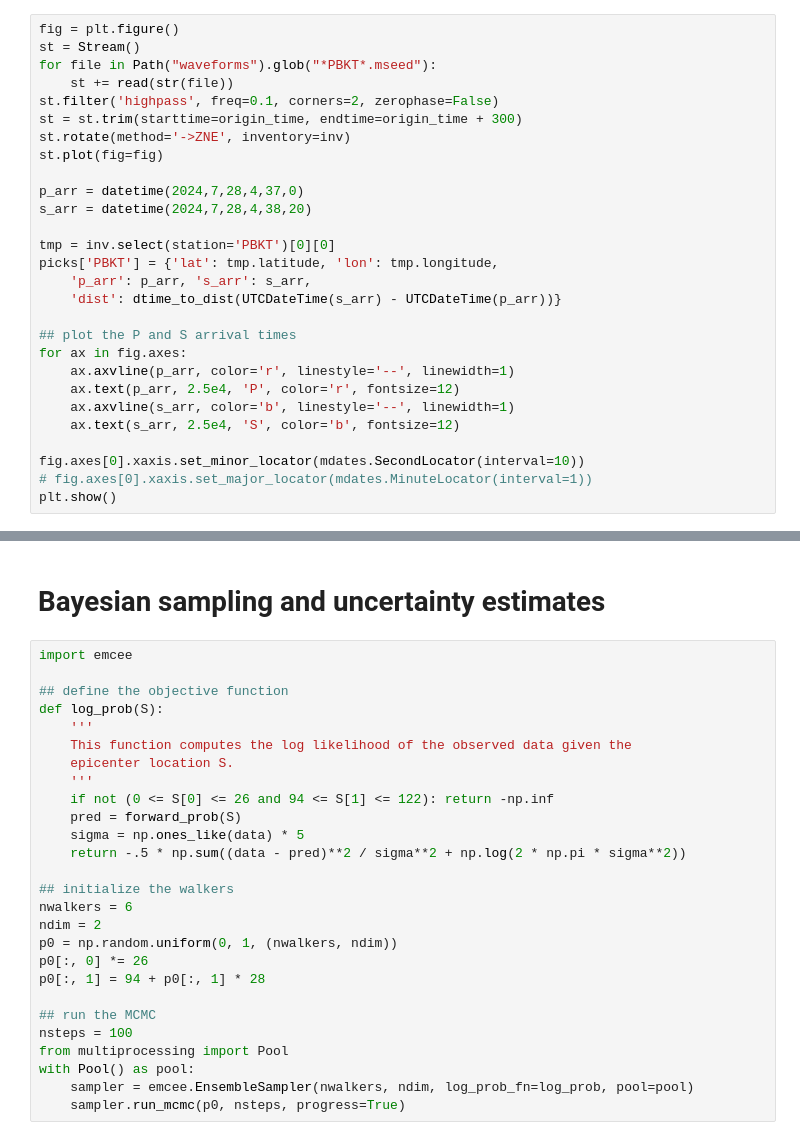
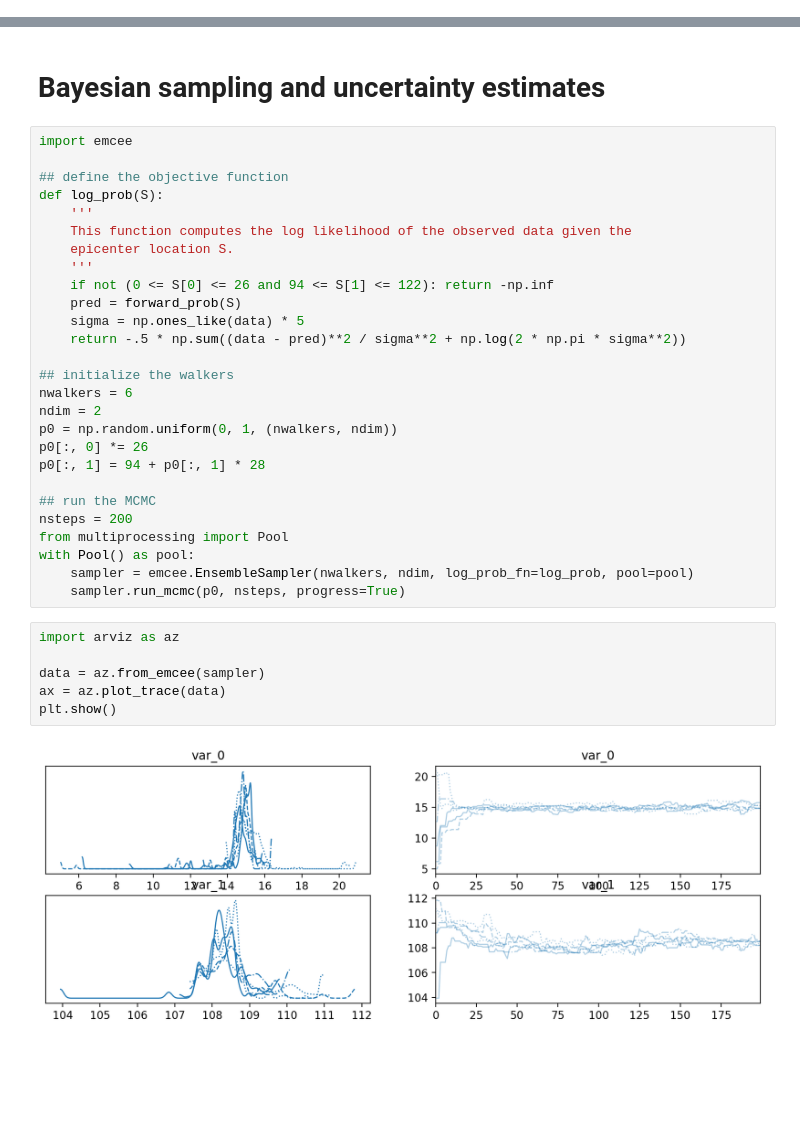
Before and after one commit to tsonpham/ObsSeisHUS2025, a Jupyter notebook: Day3/D3_Lab.ipynb, the cells around one changed output, grey strips where cells are left out. Saved outputs shown, nothing was run; the diff lists cells and outputs as text; blank space fills up the shorter version.

```diff
--- a/Day3/D3_Lab.ipynb
+++ b/Day3/D3_Lab.ipynb
@@ -287,28 +220,0 @@ plt.show()
-# %%
-fig = plt.figure()
-st = Stream()
-for file in Path("waveforms").glob("*PBKT*.mseed"):
-    st += read(str(file))
-st.filter('highpass', freq=0.1, corners=2, zerophase=False)
-st = st.trim(starttime=origin_time, endtime=origin_time + 300)
-st.rotate(method='->ZNE', inventory=inv)
-st.plot(fig=fig)
-
-p_arr = datetime(2024,7,28,4,37,0)
-s_arr = datetime(2024,7,28,4,38,20)
-
-tmp = inv.select(station='PBKT')[0][0]
-picks['PBKT'] = {'lat': tmp.latitude, 'lon': tmp.longitude,
-    'p_arr': p_arr, 's_arr': s_arr,
-    'dist': dtime_to_dist(UTCDateTime(s_arr) - UTCDateTime(p_arr))}
-
-## plot the P and S arrival times
-for ax in fig.axes:
-    ax.axvline(p_arr, color='r', linestyle='--', linewidth=1)
-    ax.text(p_arr, 2.5e4, 'P', color='r', fontsize=12)
-    ax.axvline(s_arr, color='b', linestyle='--', linewidth=1)
-    ax.text(s_arr, 2.5e4, 'S', color='b', fontsize=12)
-
-fig.axes[0].xaxis.set_minor_locator(mdates.SecondLocator(interval=10))
-# fig.axes[0].xaxis.set_major_locator(mdates.MinuteLocator(interval=1))
-plt.show()
@@ -501,8 +317,16 @@ p0[:, 0] *= 26
 p0[:, 1] = 94 + p0[:, 1] * 28
 
 ## run the MCMC
-nsteps = 100
+nsteps = 200
 from multiprocessing import Pool
 with Pool() as pool:
     sampler = emcee.EnsembleSampler(nwalkers, ndim, log_prob_fn=log_prob, pool=pool)
     sampler.run_mcmc(p0, nsteps, progress=True)
+# %%
+import arviz as az
+
+data = az.from_emcee(sampler)
+ax = az.plot_trace(data)
+plt.show()
+# %% [output]
+[figure, added]
```
Also changed, not shown: parts of 40 cells of this notebook, 5 other files.
